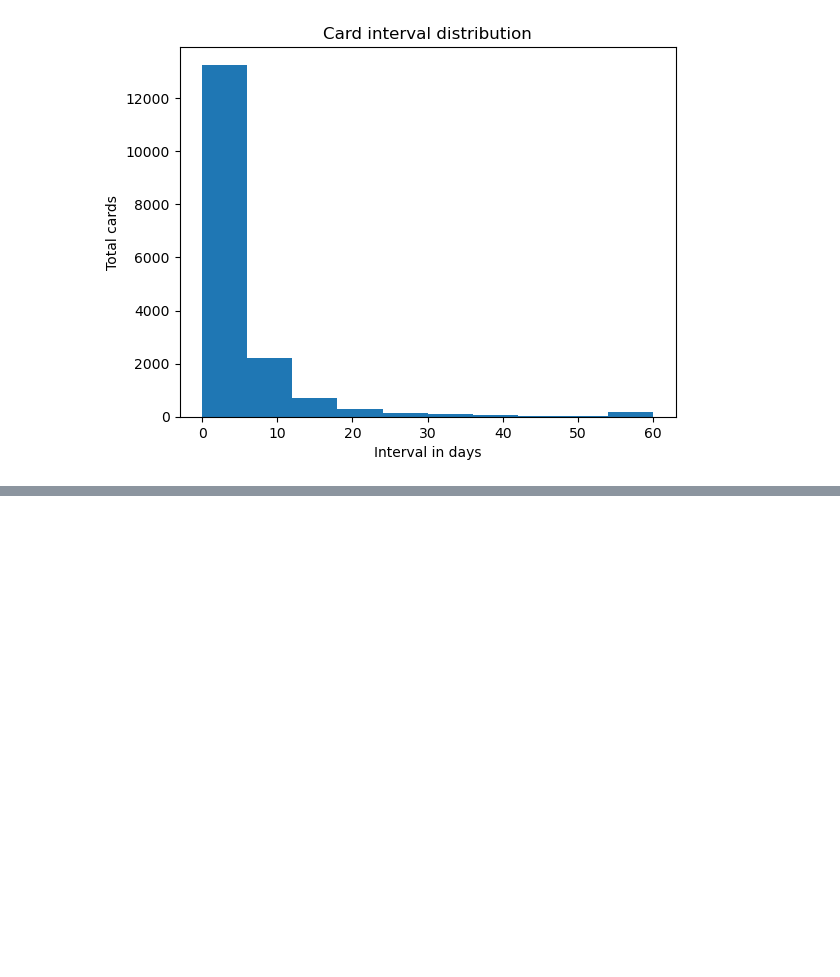
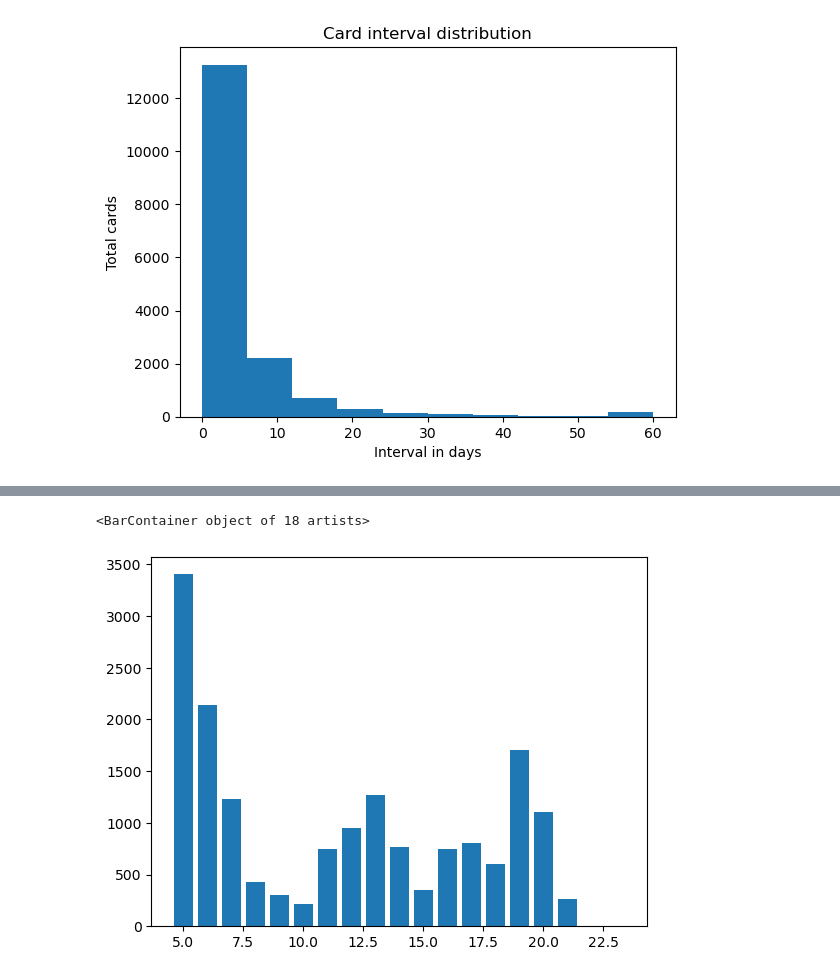
Before and after one commit to LilleAila/projects, a Jupyter notebook: it2/21-datasett-prosjekt-final/anki/native.ipynb, the cells around one changed output, grey strips where cells are left out. Saved outputs shown, nothing was run; the diff lists cells and outputs as text; code cells hidden in the pictures; blank space fills up the shorter version.

```diff
--- a/it2/21-datasett-prosjekt-final/anki/native.ipynb
+++ b/it2/21-datasett-prosjekt-final/anki/native.ipynb
@@ -90,0 +124,12 @@ Text(0.5, 1.0, 'Card interval distribution')
+# %%
+hours = {}
+for d in dates:
+    hour = d.hour
+    hours[hour] = hours.get(hour, 0) + 1
+#hours = sorted(hours.items(), key=lambda h: h[0])
+
+fig, ax = plt.subplots()
+ax.bar(*zip(*hours.items()))
+# %% [output]
+<BarContainer object of 18 artists>
+[figure, added]
```
Also changed, not shown: parts of 5 cells of this notebook, 1 other file.
